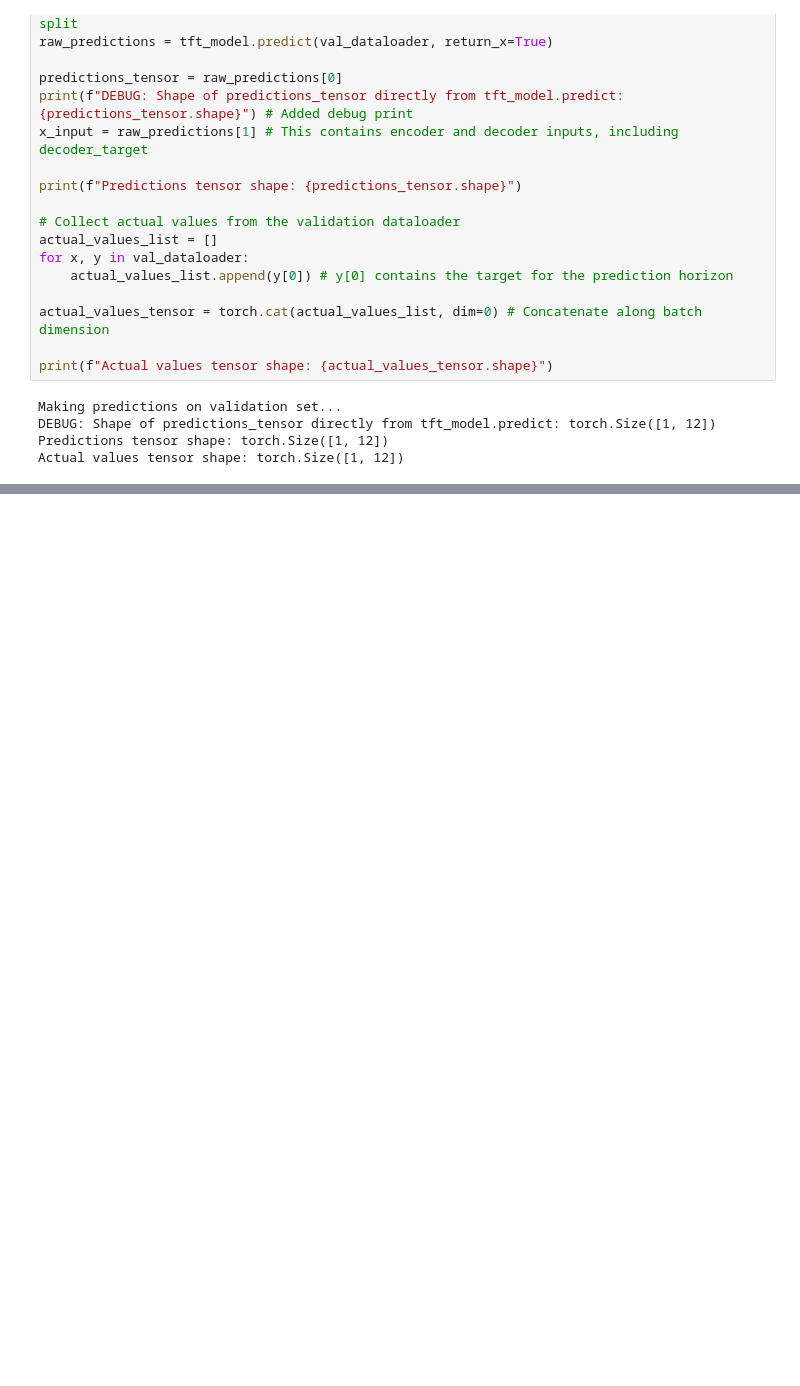
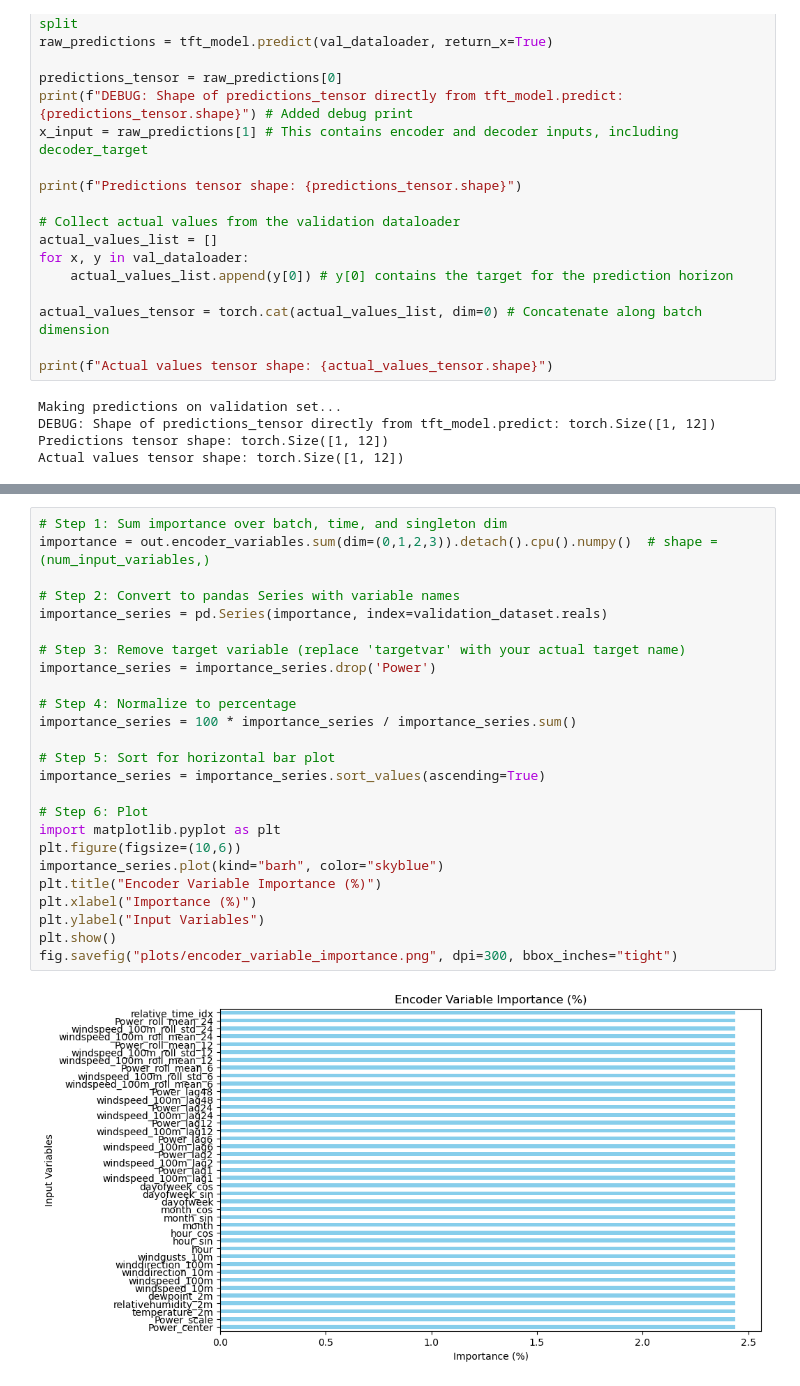
Before and after one commit to nimeshlal097/TFT-wind-power-prediction, a Jupyter notebook: Test.ipynb, the cells around one changed output, grey strips where cells are left out. Drawn from its saved outputs; the diff is of its cells as text; blank space fills up the shorter version.

```diff
--- a/Test.ipynb
+++ b/Test.ipynb
@@ -497,4 +522,31 @@ print("Full prediction plot saved!")
 Full prediction plot saved!
+# %%
+# Step 1: Sum importance over batch, time, and singleton dim
+importance = out.encoder_variables.sum(dim=(0,1,2,3)).detach().cpu().numpy()  # shape = (num_input_variables,)
+
+# Step 2: Convert to pandas Series with variable names
+importance_series = pd.Series(importance, index=validation_dataset.reals)
+
+# Step 3: Remove target variable (replace 'targetvar' with your actual target name)
+importance_series = importance_series.drop('Power')
+
+# Step 4: Normalize to percentage
+importance_series = 100 * importance_series / importance_series.sum()
+
+# Step 5: Sort for horizontal bar plot
+importance_series = importance_series.sort_values(ascending=True)
+
+# Step 6: Plot
+import matplotlib.pyplot as plt
+plt.figure(figsize=(10,6))
+importance_series.plot(kind="barh", color="skyblue")
+plt.title("Encoder Variable Importance (%)")
+plt.xlabel("Importance (%)")
+plt.ylabel("Input Variables")
+plt.show()
+fig.savefig("plots/encoder_variable_importance.png", dpi=300, bbox_inches="tight")
+# %% [output]
+[figure, added]
 # %%
 # Extract 12-hour ahead predictions
 prediction_length = 12
```
Also changed, not shown: parts of 11 cells of this notebook, 56 other files.
